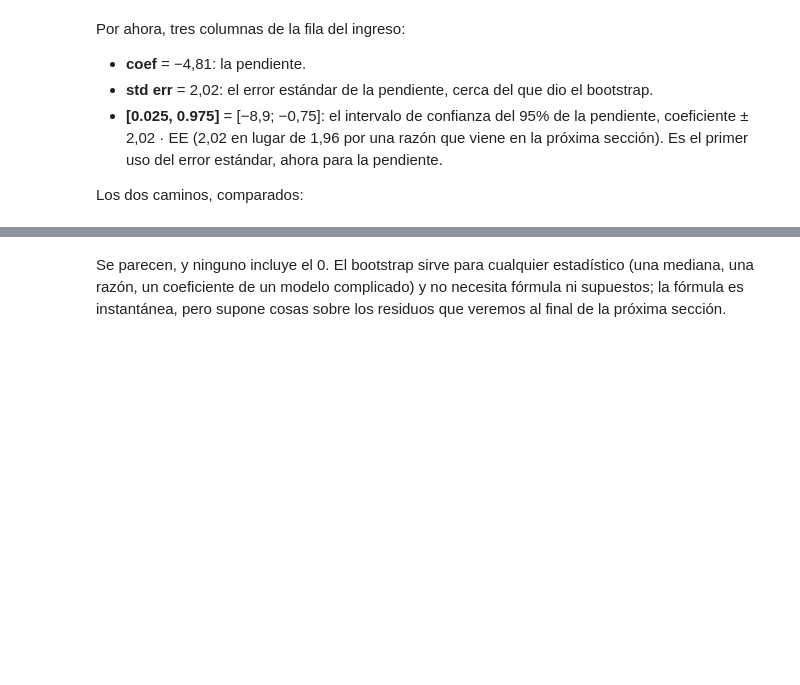
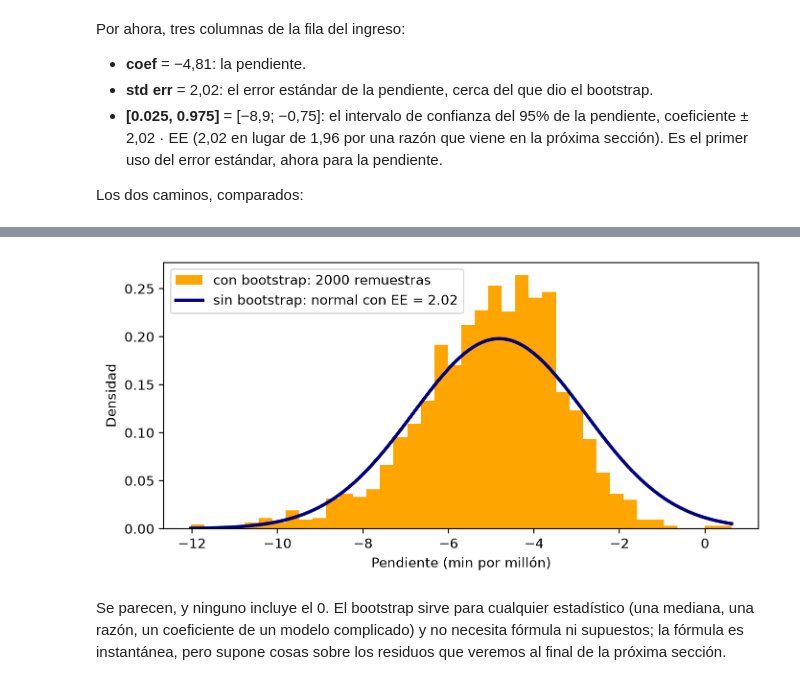
Before and after one commit to daniopitz/diplomado-cdd, a Jupyter notebook: 05_probabilidad_inferencia.ipynb, the cells around one changed output, grey strips where cells are left out. Drawn from its saved outputs; the diff is of its cells as text; code cells hidden in the pictures; blank space fills up the shorter version.

```diff
--- a/05_probabilidad_inferencia.ipynb
+++ b/05_probabilidad_inferencia.ipynb
@@ -300,4 +318,17 @@ bootstrap: [-9.32, -2.05]
 fórmula:   [-8.88, -0.75]
+# %%
+fig, ax = plt.subplots(figsize=(8, 3.6))
+ax.hist(pendientes, bins=40, density=True, color="orange", label="con bootstrap: 2000 remuestras")
+grilla = np.linspace(pendientes.min(), pendientes.max(), 300)
+ee_formula = modelo.bse["ingreso"]
+# stats.norm.pdf: la campana con la pendiente observada y el EE de la fórmula
+ax.plot(grilla, stats.norm.pdf(grilla, b_observada, ee_formula), color="navy", lw=2.5,
+        label=f"sin bootstrap: normal con EE = {ee_formula:.2f}")
+ax.set(xlabel="Pendiente (min por millón)", ylabel="Densidad")
+ax.legend()
+plt.show()
+# %% [output]
+[figure, added]
 # %% [markdown]
 Se parecen, y ninguno incluye el 0. El bootstrap sirve para cualquier estadístico (una mediana, una razón, un coeficiente de un modelo complicado) y no necesita fórmula ni supuestos; la fórmula es instantánea, pero supone cosas sobre los residuos que veremos al final de la próxima sección.
 # %% [markdown]
```
Also changed, not shown: parts of 9 cells of this notebook, 3 other files.
